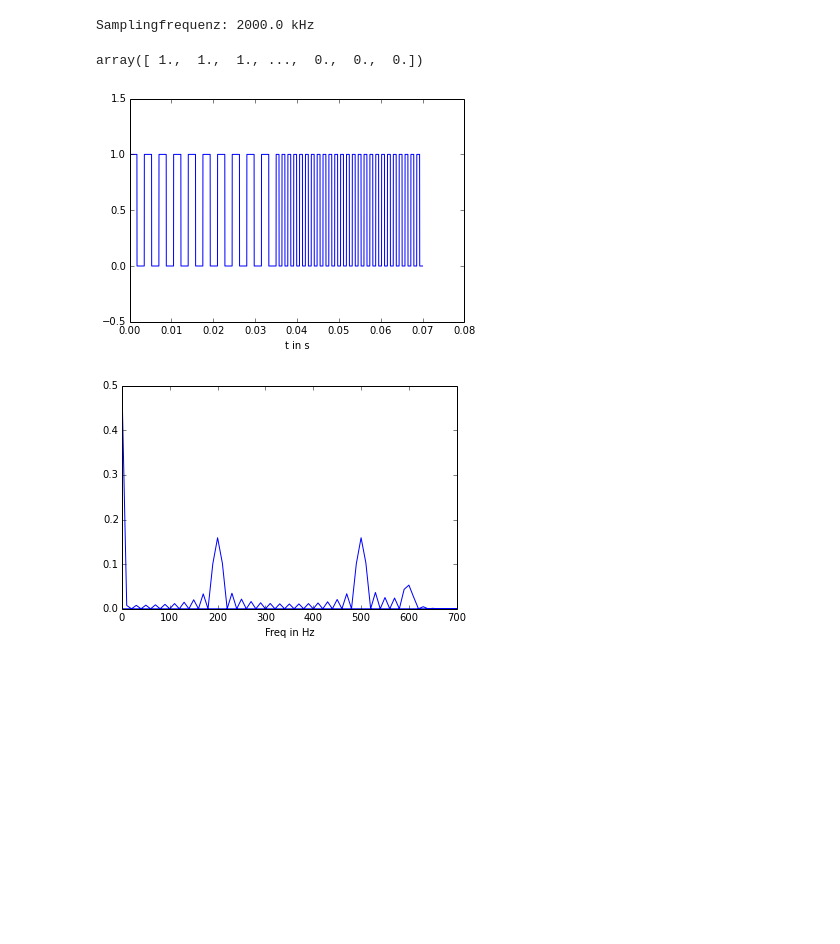
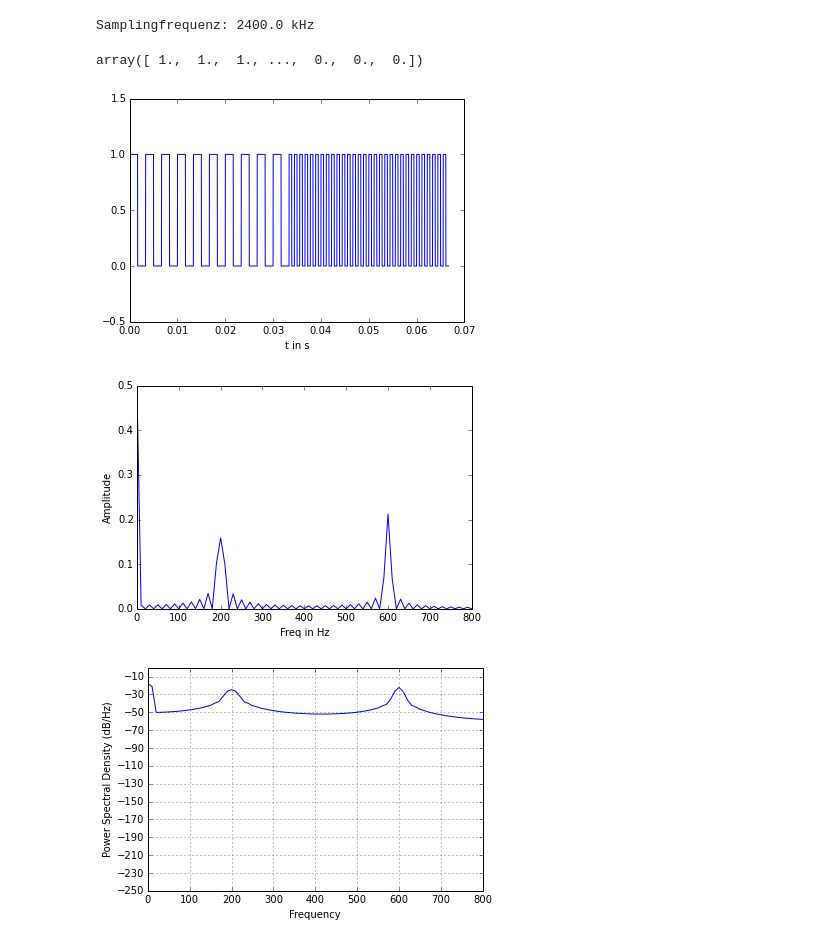
Before and after one commit to wachtlerlab/RWeiss, a Jupyter notebook: Freqchange (same #data) + FFT.ipynb, the cells around one changed output. Cells and saved outputs as stored; diff of their text form; code cells hidden in the pictures; blank space fills up the shorter version.

Commit message:
PSD plots added

```diff
--- a/Freqchange (same #data) + FFT.ipynb
+++ b/Freqchange (same #data) + FFT.ipynb
@@ -1,28 +1,35 @@
 # %%
 def freqchange(freq1, freq2, N=10):
     "Erstellt einen Frequenzübergang Freq1 auf Freq2 mit N Perioden Freq1 Rechteckfunktion+selbe Anz Data Freq2 und entsprechende FFT"
     freq1, freq2 = float(freq1), float(freq2)
     f_sample = freq1*freq2*20
     print "Samplingfrequenz:", f_sample/1000, "kHz"
     f1 = tile(concatenate((ones(10*freq2), zeros(10*freq2)), axis=1), N)
     f2 = tile(concatenate((ones(10*freq1), zeros(10*freq1)), axis=1), round(N*20*freq2/(20*freq1))+1)
     f2 = f2[:(f2.size-(f2.size-f1.size))]
     f = concatenate((f1, f2), axis=1)
     xaxis = linspace(0, (N/freq1)+(N/freq2), f.size)
     plot(xaxis, f)
     plt.xlabel('t in s')
     plt.ylim(-0.5,1.5)
     figure()
     FT = fft.fft(f)/f.size
+    FT = FT[:(FT.size/2)]
     faxis = fft.fftfreq(f.size, (1./f_sample))
+    faxis = faxis[:(faxis.size/2)]
     plot(faxis, abs(FT))
     plt.xlim(0, (freq1+freq2))
     plt.xlabel('Freq in Hz')
+    plt.ylabel('Amplitude')
+    figure()
+    plt.psd(f, f.size, f_sample)
+    plt.xlim(0, (freq1+freq2))
     return f;
 
-freqchange(200,500)
+freqchange(200,600)
 # %% [output]
-Samplingfrequenz: 2000.0 kHz
+Samplingfrequenz: 2400.0 kHz
 array([ 1.,  1.,  1., ...,  0.,  0.,  0.])
-[figure, old version]
+[figure, new version]
-[figure, old version]
+[figure, new version]
+[figure, added]
```
Also changed, not shown: 4 other files.
